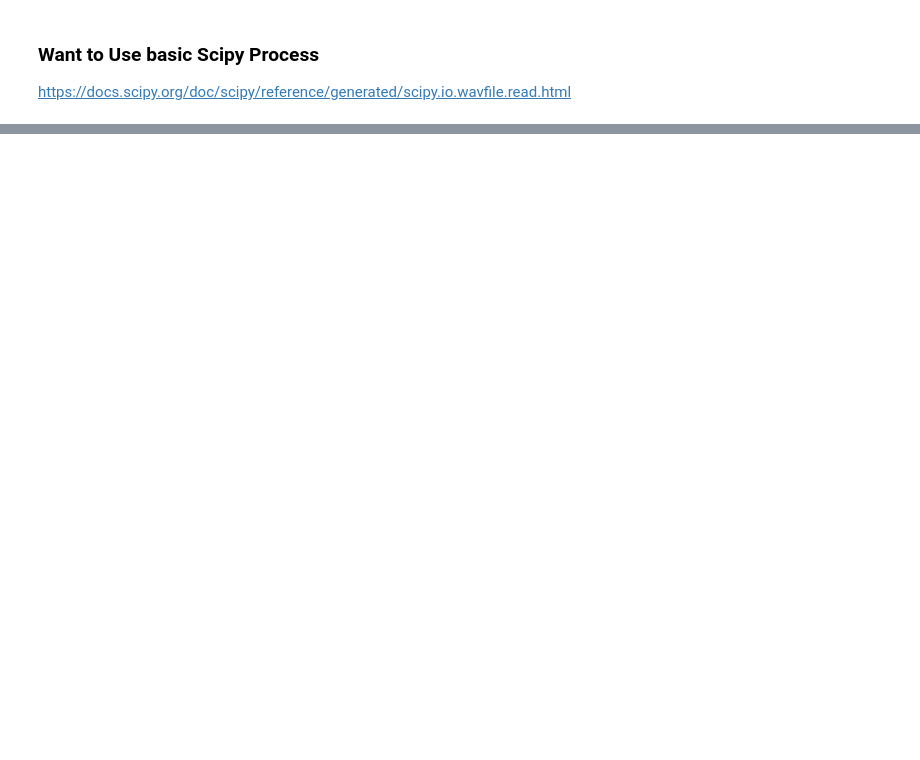
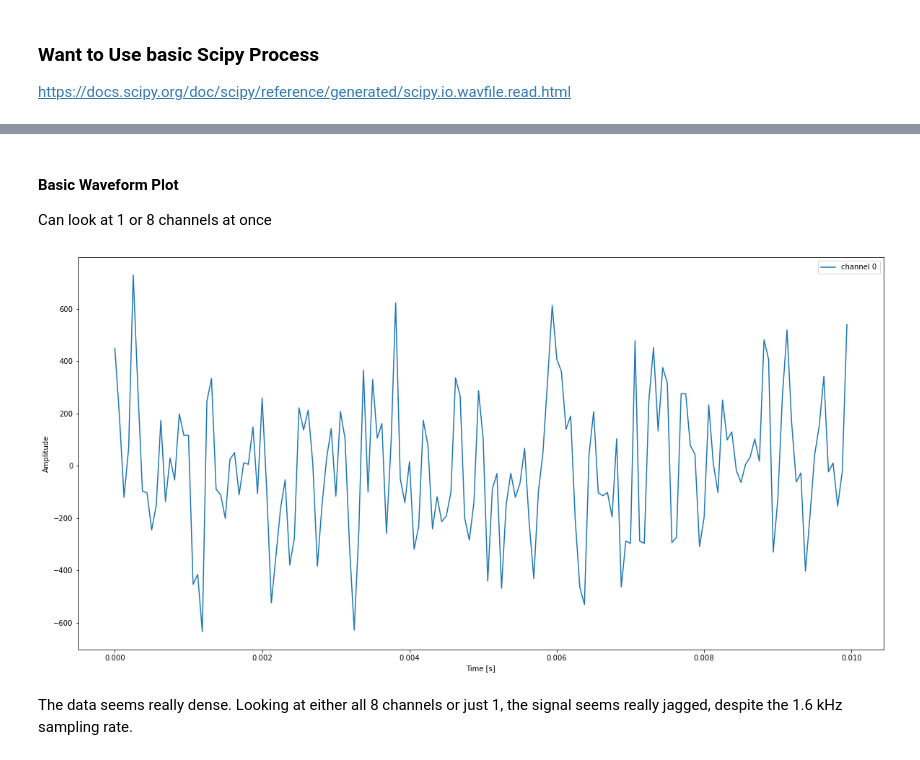
Before and after one commit to PeterFriedrich/machine-sound-prediction, a Jupyter notebook: pre-processing-test.ipynb, the cells around one changed output, grey strips where cells are left out. Cells and saved outputs as stored; diff of their text form; code cells hidden in the pictures; blank space fills up the shorter version.

Commit message:
segway to learn about signal processing

```diff
--- a/pre-processing-test.ipynb
+++ b/pre-processing-test.ipynb
@@ -15,5 +16,5 @@ from scipy.io import wavfile
 # %%
-test_path = './data/pump/id_00/normal/00000000.wav'
+wav_fname = './data/pump/id_00/normal/00000000.wav'
 # %%
 #ls data/pump/id_00
 # %%
@@ -24,0 +31,8 @@ fs # apparently the sampling rate
+# %%
+samplerate, data = sio.wavfile.read(wav_fname)
+print(f"sample rate = {samplerate}")
+print(f"array length(number of samples) = {data.shape[0]}")
+print()
+print(f"number of channels = {data.shape[1]}")
+length = data.shape[0] / samplerate # samples/sample_rate = time
+print(f"length = {length}s")
@@ -24,0 +50,3 @@ fs # apparently the sampling rate
+# %% [markdown]
+#### Basic Waveform Plot
+Can look at 1 or 8 channels at once
@@ -24,0 +56,16 @@ fs # apparently the sampling rate
+# %%
+chunk = data.shape[0]//1000 # take 1/100 second chunk
+
+time = np.linspace(0., length, data.shape[0])
+plt.figure(figsize=(20, 10))
+#for i in range(8):
+#    plt.plot(time[:chunk], data[:chunk, i], label="channel " + str(i))
+plt.plot(time[:chunk], data[:chunk, 0], label="channel " + str(0))
+plt.legend()
+plt.xlabel("Time [s]")
+plt.ylabel("Amplitude")
+plt.show()
+# %% [output]
+[figure, added]
+# %% [markdown]
+The data seems really dense. Looking at either all 8 channels or just 1, the signal seems really jagged, despite the 1.6 kHz sampling rate.
```
Also changed, not shown: parts of 16 cells of this notebook, 1 other file.
